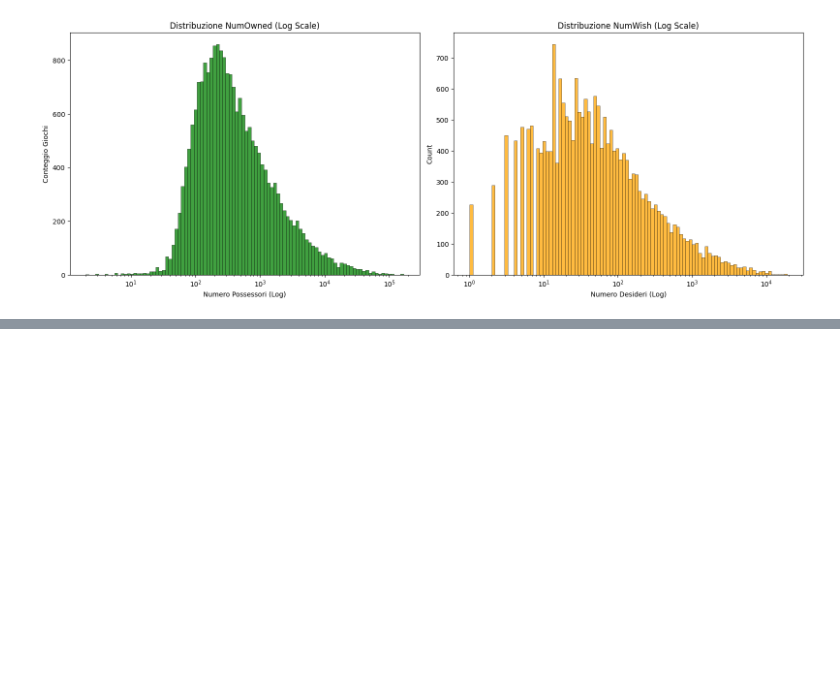
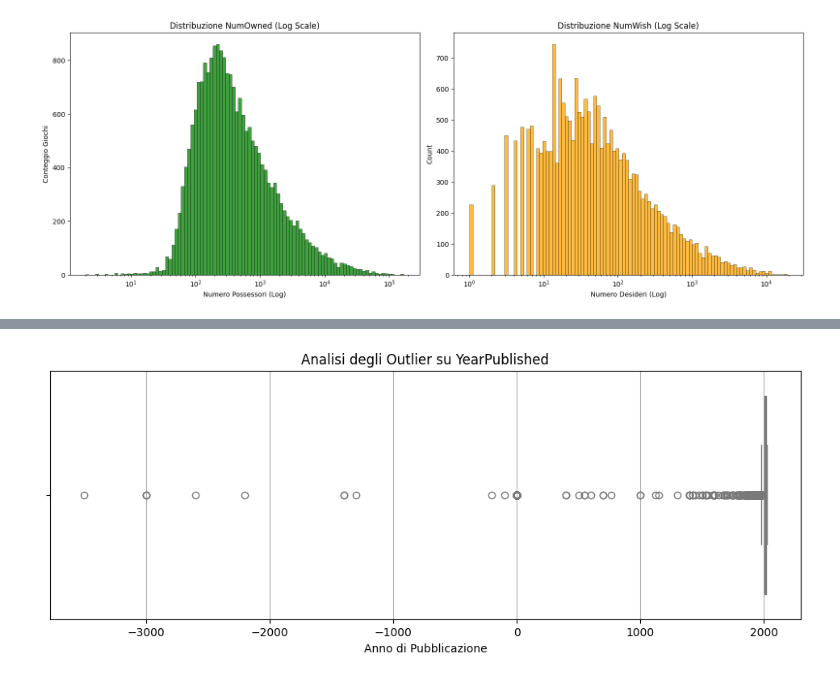
Before and after one commit to iamalessiastocco/dm1-project-boardgames, a Jupyter notebook: notebook/01_data_understanding.ipynb, the cells around one changed output, grey strips where cells are left out. Saved outputs shown, nothing was run; the diff lists cells and outputs as text; code cells hidden in the pictures; blank space fills up the shorter version.

```diff
--- a/notebook/01_data_understanding.ipynb
+++ b/notebook/01_data_understanding.ipynb
@@ -461,3 +463,12 @@ plt.tight_layout()
 plt.show()
 # %% [output]
 [figure]
+# %%
+
+# 1. Creiamo la media del tempo dato dalla comunity
+df['ComAvgPlaytime'] = (df['ComMinPlaytime'] + df['ComMaxPlaytime']) / 2
+
+# 2. Calcoliamo la correlazione esatta tra tempo suggerito dal Produttore e dalla Community
+correlazione = df[['MfgPlaytime', 'ComAvgPlaytime']].corr().iloc[0, 1]
+
+print(f"Il livello di somiglianza è: {correlazione:.2f}")
@@ -463,0 +500,12 @@ plt.show()
+# %%
+plt.figure(figsize=(12, 4))
+
+# Creiamo il boxplot
+sns.boxplot(x=df['YearPublished'], color='lightblue')
+
+plt.title("Analisi degli Outlier su YearPublished")
+plt.xlabel("Anno di Pubblicazione")
+plt.grid(True, axis='x') # Griglia verticale per vedere meglio gli anni
+plt.show()
+# %% [output]
+[figure, added]
```
Also changed, not shown: parts of 5 cells of this notebook, 1 other file.
